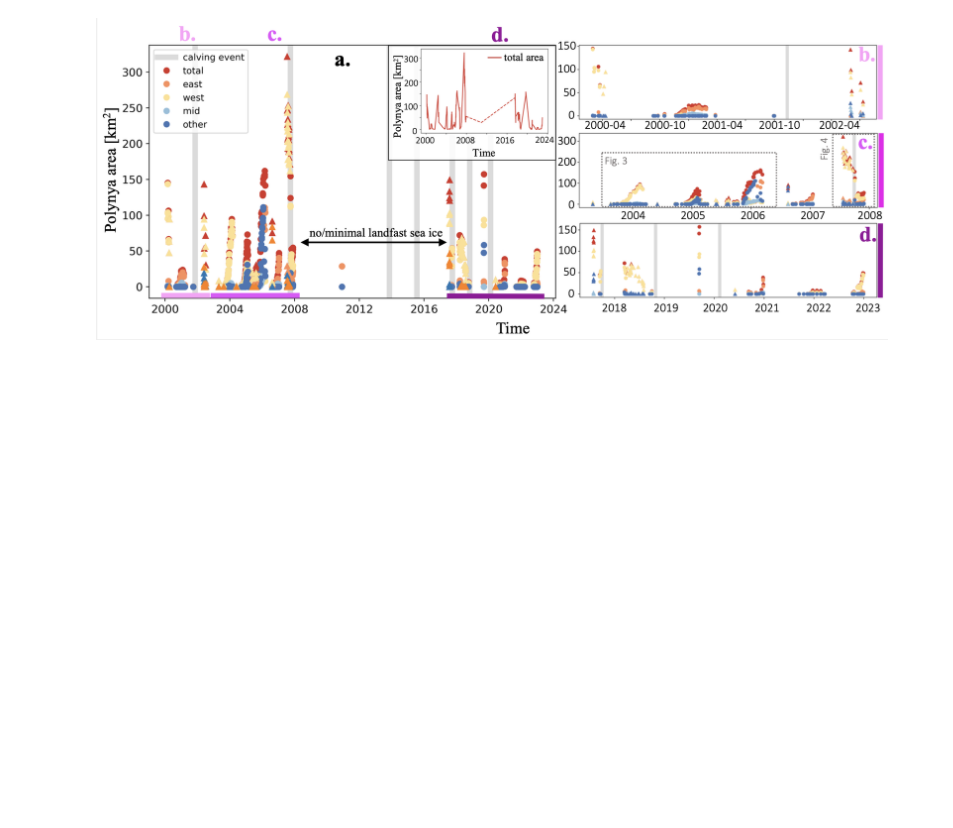
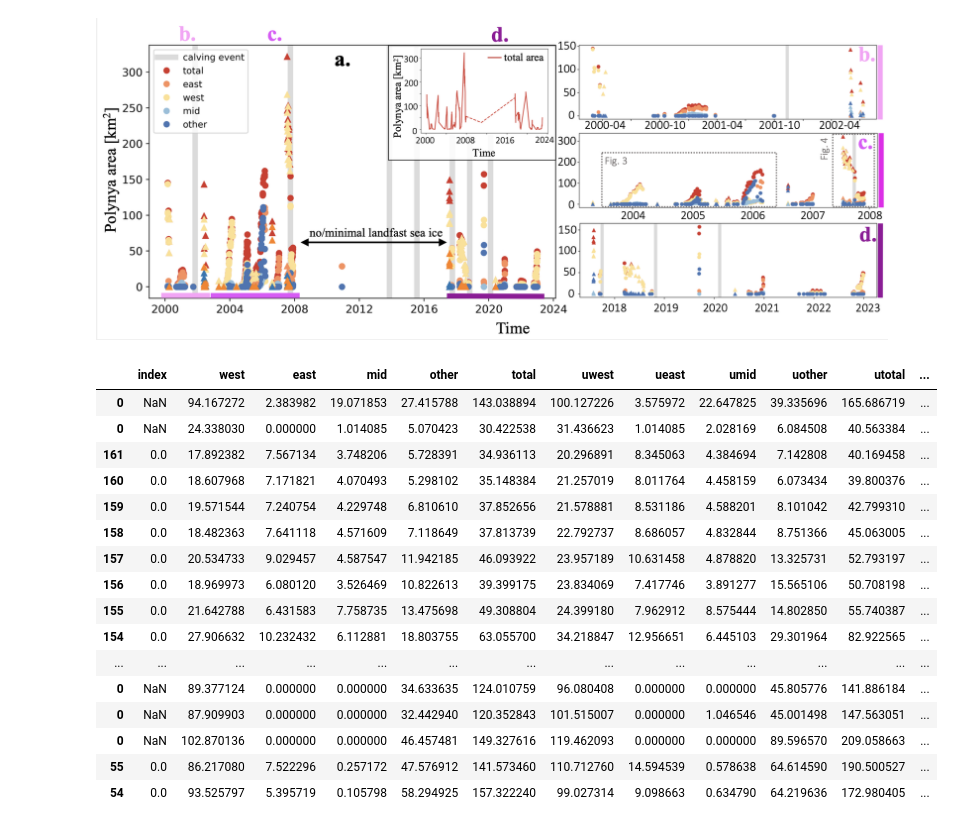
Before and after one commit to elenasavidge/polynyatimeseries, a Jupyter notebook: fig2.ipynb, the cells around one changed output. Cells and saved outputs as stored; diff of their text form; code cells hidden in the pictures; blank space fills up the shorter version.

```diff
--- a/fig2.ipynb
+++ b/fig2.ipynb
@@ -294,3 +313,23 @@ visther_pixel['west'].mean(),visther_pixel['east'].mean(),visther_pixel['mid'].m
 ## Save all panels and make fig in ppt (screenshot below)
 # %% [markdown]
 ![Screenshot 2023-09-01 at 9.43.40 AM.png](attachment:5413a990-fcf0-4032-b44e-66d129988f1d.png)
+# %%
+visther_pixel[visther_pixel.other > 5]
+# %% [output]
+|  | index | west | east | mid | other | total | uwest | ueast | umid | uother | utotal | ... |
+| 0 | NaN | 94.167272 | 2.383982 | 19.071853 | 27.415788 | 143.038894 | 100.127226 | 3.575972 | 22.647825 | 39.335696 | 165.686719 | ... |
+| 0 | NaN | 24.338030 | 0.000000 | 1.014085 | 5.070423 | 30.422538 | 31.436623 | 1.014085 | 2.028169 | 6.084508 | 40.563384 | ... |
+| 161 | 0.0 | 17.892382 | 7.567134 | 3.748206 | 5.728391 | 34.936113 | 20.296891 | 8.345063 | 4.384694 | 7.142808 | 40.169458 | ... |
+| 160 | 0.0 | 18.607968 | 7.171821 | 4.070493 | 5.298102 | 35.148384 | 21.257019 | 8.011764 | 4.458159 | 6.073434 | 39.800376 | ... |
+| 159 | 0.0 | 19.571544 | 7.240754 | 4.229748 | 6.810610 | 37.852656 | 21.578881 | 8.531186 | 4.588201 | 8.101042 | 42.799310 | ... |
+| 158 | 0.0 | 18.482363 | 7.641118 | 4.571609 | 7.118649 | 37.813739 | 22.792737 | 8.686057 | 4.832844 | 8.751366 | 45.063005 | ... |
+| 157 | 0.0 | 20.534733 | 9.029457 | 4.587547 | 11.942185 | 46.093922 | 23.957189 | 10.631458 | 4.878820 | 13.325731 | 52.793197 | ... |
+| 156 | 0.0 | 18.969973 | 6.080120 | 3.526469 | 10.822613 | 39.399175 | 23.834069 | 7.417746 | 3.891277 | 15.565106 | 50.708198 | ... |
+| 155 | 0.0 | 21.642788 | 6.431583 | 7.758735 | 13.475698 | 49.308804 | 24.399180 | 7.962912 | 8.575444 | 14.802850 | 55.740387 | ... |
+| 154 | 0.0 | 27.906632 | 10.232432 | 6.112881 | 18.803755 | 63.055700 | 34.218847 | 12.956651 | 6.445103 | 29.301964 | 82.922565 | ... |
+| ... | ... | ... | ... | ... | ... | ... | ... | ... | ... | ... | ... | ... |
+| 0 | NaN | 89.377124 | 0.000000 | 0.000000 | 34.633635 | 124.010759 | 96.080408 | 0.000000 | 0.000000 | 45.805776 | 141.886184 | ... |
+| 0 | NaN | 87.909903 | 0.000000 | 0.000000 | 32.442940 | 120.352843 | 101.515007 | 0.000000 | 1.046546 | 45.001498 | 147.563051 | ... |
+| 0 | NaN | 102.870136 | 0.000000 | 0.000000 | 46.457481 | 149.327616 | 119.462093 | 0.000000 | 0.000000 | 89.596570 | 209.058663 | ... |
+| 55 | 0.0 | 86.217080 | 7.522296 | 0.257172 | 47.576912 | 141.573460 | 110.712760 | 14.594539 | 0.578638 | 64.614590 | 190.500527 | ... |
+| 54 | 0.0 | 93.525797 | 5.395719 | 0.105798 | 58.294925 | 157.322240 | 99.027314 | 9.098663 | 0.634790 | 64.219636 | 172.980405 | ... |
```
Also changed, not shown: parts of 16 cells of this notebook.
